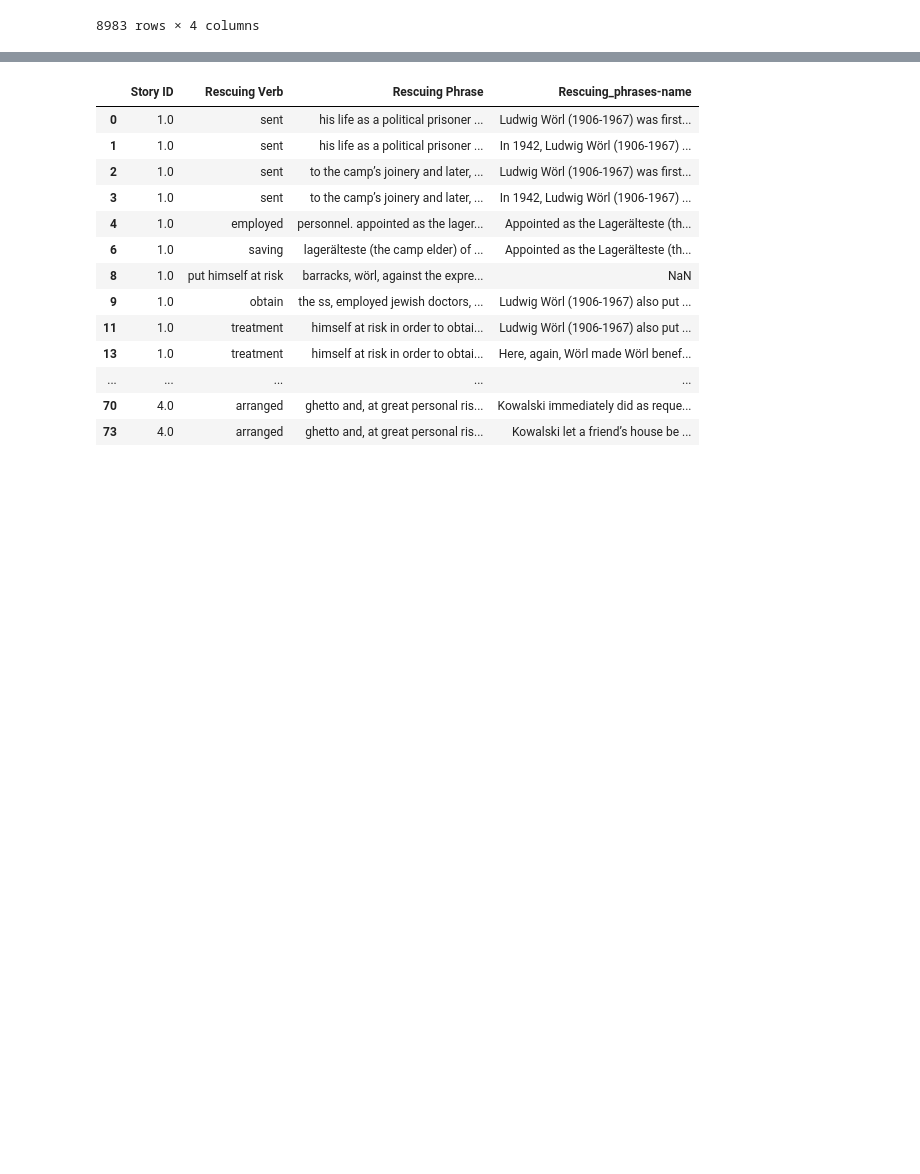
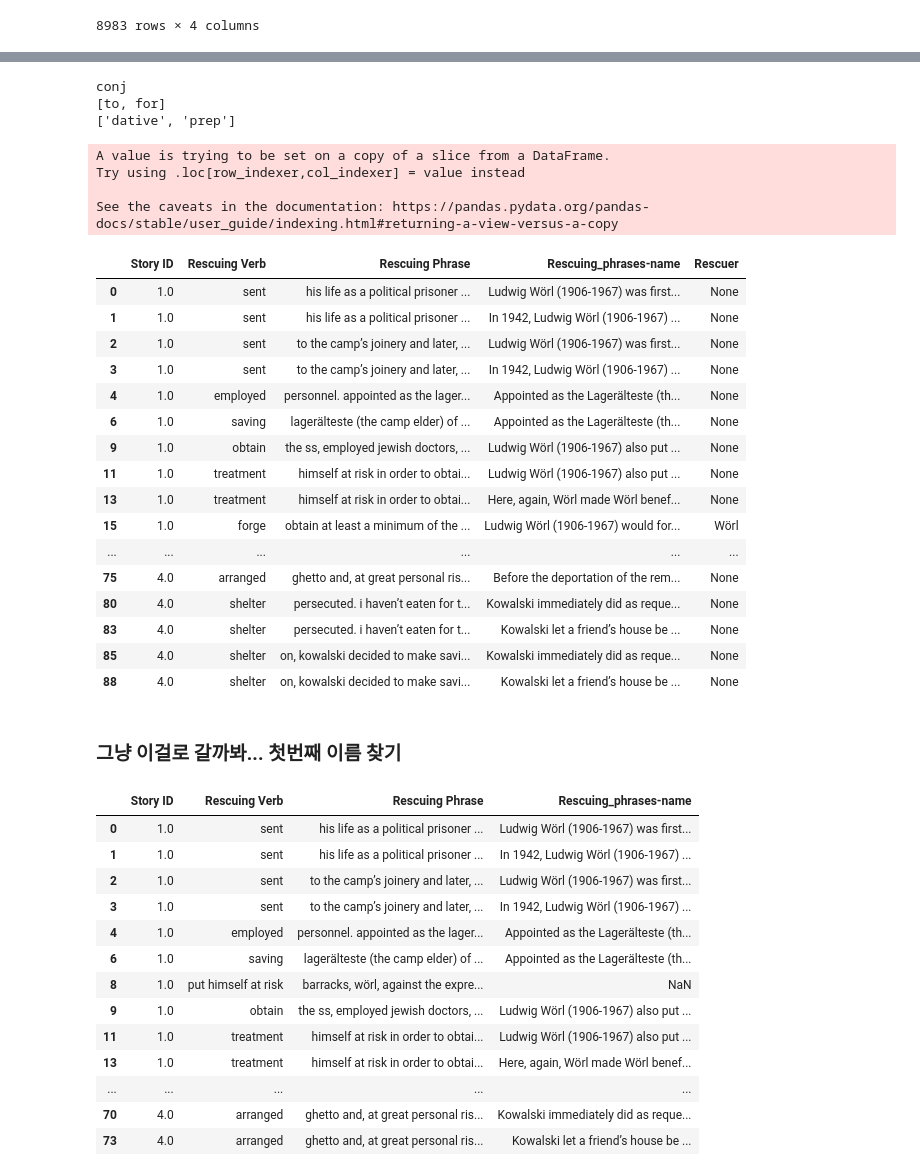
Before and after one commit to katieminjoo/Coref-NER, a Jupyter notebook: project_NeuralCoref_NER.ipynb, the cells around one changed output, grey strips where cells are left out. Drawn from its saved outputs; the diff is of its cells as text; code cells hidden in the pictures; blank space fills up the shorter version.

```diff
--- a/project_NeuralCoref_NER.ipynb
+++ b/project_NeuralCoref_NER.ipynb
@@ -503,0 +420,10 @@ table_4
+# %%
+for token in doc :
+    if token.text.lower() == 'sent':
+        print(token.dep_)
+        print([token for token in token.children])
+        print([token.dep_ for token in token.children])
+# %% [output]
+conj
+[to, for]
+['dative', 'prep']
@@ -504,3 +455,69 @@ table_4
+# %%
+# 주어진 rescuing verb와 관련된 주어(구조하는 사람) 찾기
+def find_rescuer(df):
+    # 문장과 rescuing verb
+    sentence = df['Rescuing_phrases-name']
+    rescuing_verb = df['Rescuing Verb']
+
+    # 문장을 Spacy로 파싱
+    doc = nlp(sentence)
+
+    # 구조하는 사람(주어)을 저장할 리스트
+    # rescuers = []
+
+    # 문장에서 주어진 rescuing verb의 텍스트와 일치하는 주어 찾기
+    # subject = None
+    rescuer = None
+    for token in doc:
+
+        # if token.dep_ == 'nsubj':
+        #     subject = token.text
+
+        # token.text가 주어진 rescuing verb와 일치할 경우
+        if token.text.lower() == rescuing_verb.lower():  # 대소문자 구분 무시
+            # 해당 동사에 연결된 주어 찾기 (nsubj)
+            for child in token.children:
+                if child.dep_ == "nsubj":
+                    rescuer = child.text
+
+    # 결과 반환 (찾은 구조하는 사람 또는 None)
+    if rescuer:
+        return rescuer
+    # else:
+    #     return subject
+    # if rescuers else None
+# %%
+sample_table_4 = table_4[:40]
+# %%
+# 데이터프레임에서 rescuing verb와 관련된 주어(구조하는 사람) 찾기
+sample_table_4['Rescuer'] = sample_table_4.apply(find_rescuer, axis=1)
+# %% [output]
+A value is trying to be set on a copy of a slice from a DataFrame.
+Try using .loc[row_indexer,col_indexer] = value instead
+
+See the caveats in the documentation: https://pandas.pydata.org/pandas-docs/stable/user_guide/indexing.html#returning-a-view-versus-a-copy
+# %%
+sample_table_4
+# %% [output]
+|  | Story ID | Rescuing Verb | Rescuing Phrase | Rescuing_phrases-name | Rescuer |
+| 0 | 1.0 | sent | his life as a political prisoner ... | Ludwig Wörl (1906-1967) was first... | None |
+| 1 | 1.0 | sent | his life as a political prisoner ... | In 1942, Ludwig Wörl (1906-1967) ... | None |
+| 2 | 1.0 | sent | to the camp’s joinery and later, ... | Ludwig Wörl (1906-1967) was first... | None |
+| 3 | 1.0 | sent | to the camp’s joinery and later, ... | In 1942, Ludwig Wörl (1906-1967) ... | None |
+| 4 | 1.0 | employed | personnel. appointed as the lager... | Appointed as the Lagerälteste (th... | None |
+| 6 | 1.0 | saving | lagerälteste (the camp elder) of ... | Appointed as the Lagerälteste (th... | None |
+| 9 | 1.0 | obtain | the ss, employed jewish doctors, ... | Ludwig Wörl (1906-1967) also put ... | None |
+| 11 | 1.0 | treatment | himself at risk in order to obtai... | Ludwig Wörl (1906-1967) also put ... | None |
+| 13 | 1.0 | treatment | himself at risk in order to obtai... | Here, again, Wörl made Wörl benef... | None |
+| 15 | 1.0 | forge | obtain at least a minimum of the ... | Ludwig Wörl (1906-1967) would for... | Wörl |
+| ... | ... | ... | ... | ... | ... |
+| 75 | 4.0 | arranged | ghetto and, at great personal ris... | Before the deportation of the rem... | None |
+| 80 | 4.0 | shelter | persecuted. i haven’t eaten for t... | Kowalski immediately did as reque... | None |
+| 83 | 4.0 | shelter | persecuted. i haven’t eaten for t... | Kowalski let a friend’s house be ... | None |
+| 85 | 4.0 | shelter | on, kowalski decided to make savi... | Kowalski immediately did as reque... | None |
+| 88 | 4.0 | shelter | on, kowalski decided to make savi... | Kowalski let a friend’s house be ... | None |
+# %% [markdown]
+### 그냥 이걸로 갈까봐... 첫번째 이름 찾기
 # %%
 # Function to find the full name of the rescuer, and split it into first name and last name
 def extract_name_info(row):
```
Also changed, not shown: parts of 26 cells of this notebook.
